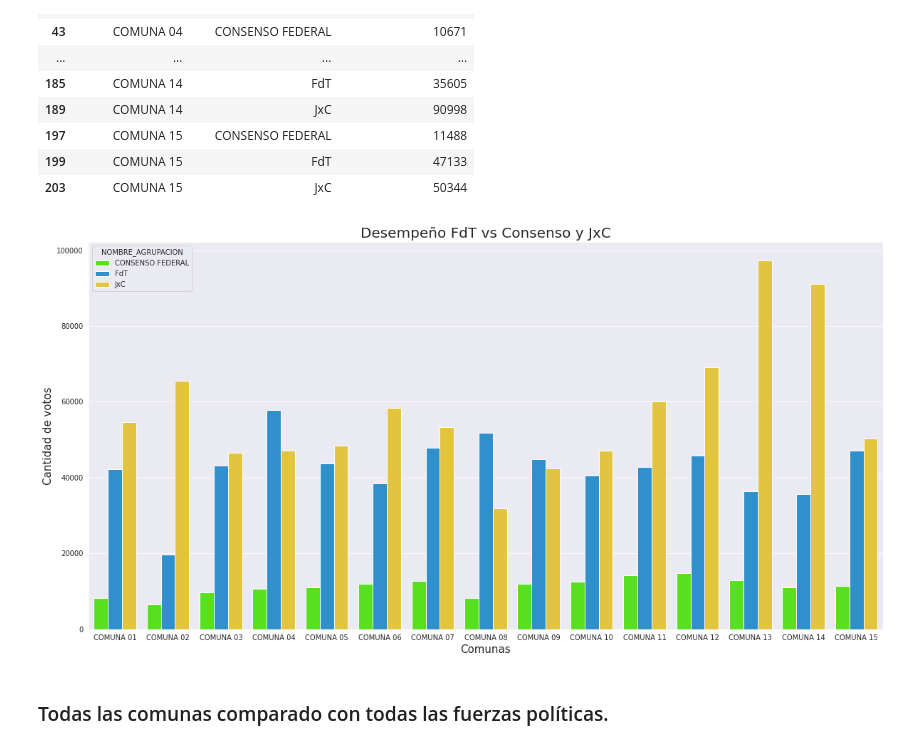
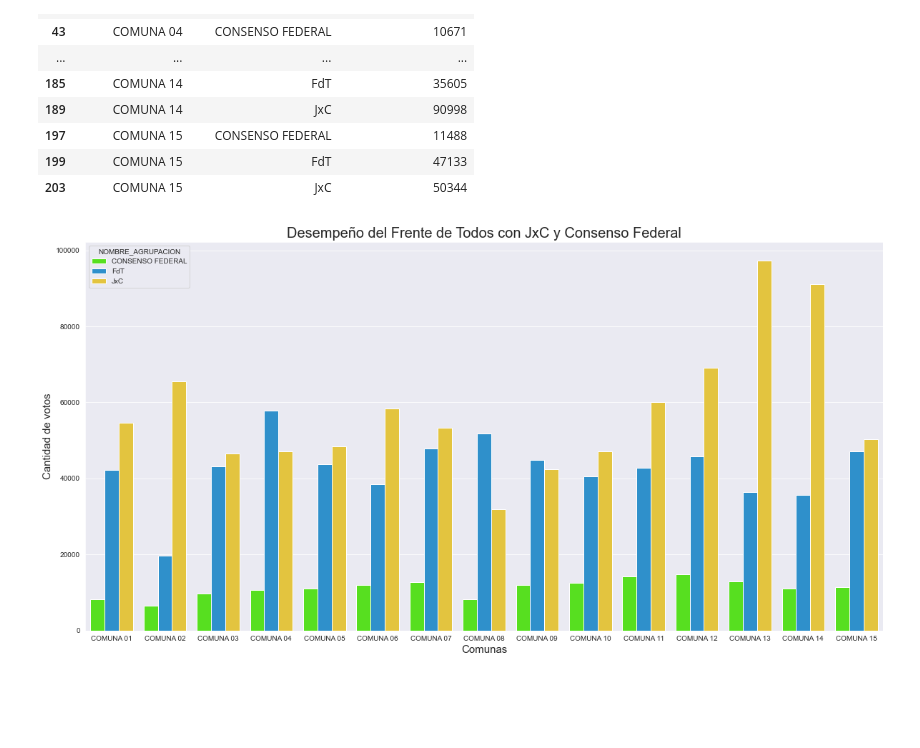
Before and after one commit to EmiKaczmarczyk/MET4OP, a Jupyter notebook: Examenes/TP2/PASO_2019.ipynb, the cells around one changed output. Drawn from its saved outputs; the diff is of its cells as text; code cells hidden in the pictures; blank space fills up the shorter version.

```diff
--- a/Examenes/TP2/PASO_2019.ipynb
+++ b/Examenes/TP2/PASO_2019.ipynb
@@ -151,12 +169,9 @@ temp
 # %%
 plt.figure(figsize=(20,10))
 figura3=sns.barplot(data=temp, x="NOMBRE_REGION", y="VOTOS_AGRUPACION", hue="NOMBRE_AGRUPACION", palette=["#49FF00", "#1597E5", "#FFD523"])
 figura3.set_xlabel('Comunas',fontsize=15)
 figura3.set_ylabel('Cantidad de votos',fontsize=15)
-plt.title('Desempeño FdT vs Consenso y JxC',fontsize=20)
+plt.title('Desempeño del Frente de Todos con JxC y Consenso Federal',fontsize=20)
 plt.show()
 # %% [output]
-[figure, old version]
+[figure, new version]
-# %% [markdown]
-
-### Todas las comunas comparado con todas las fuerzas políticas.
```
Also changed, not shown: parts of 13 cells of this notebook.
